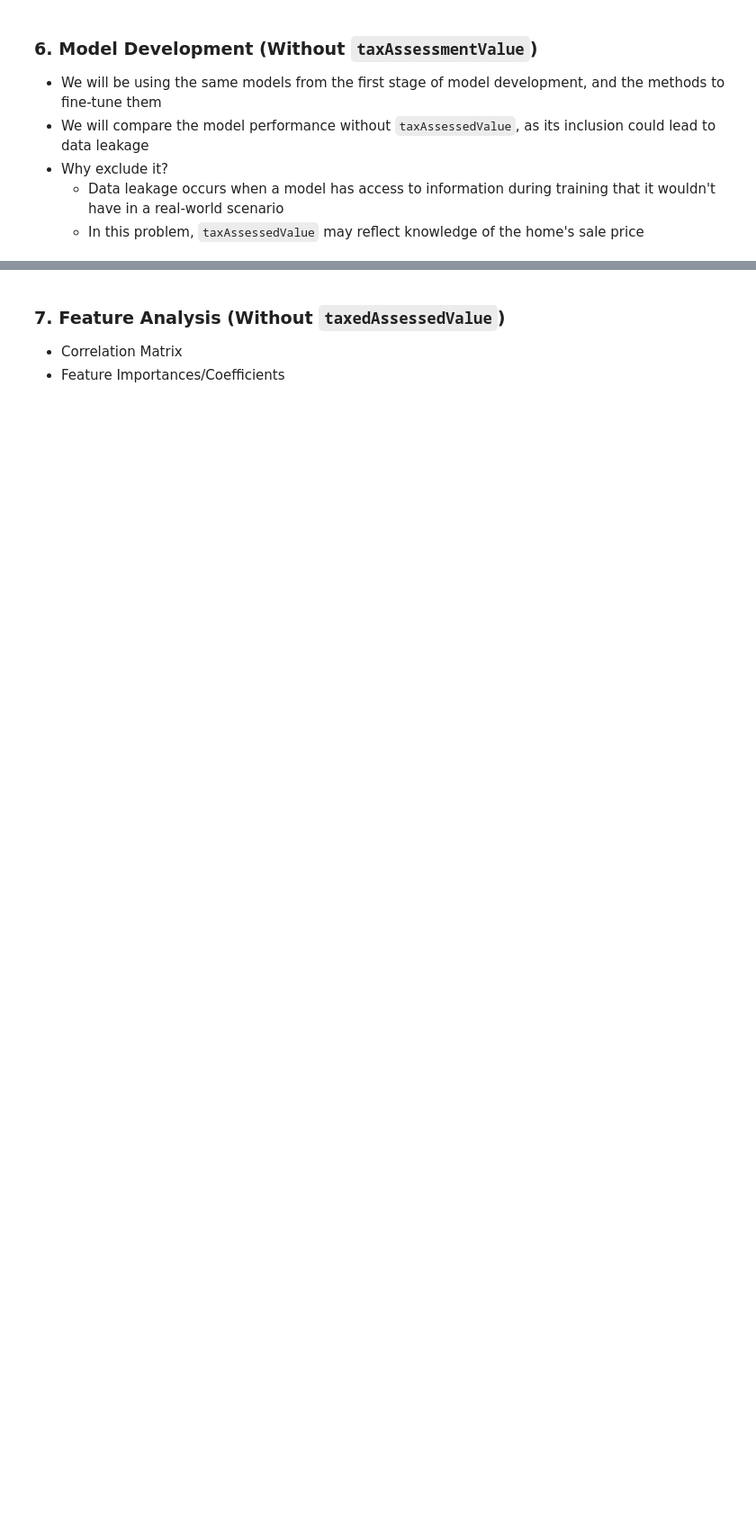
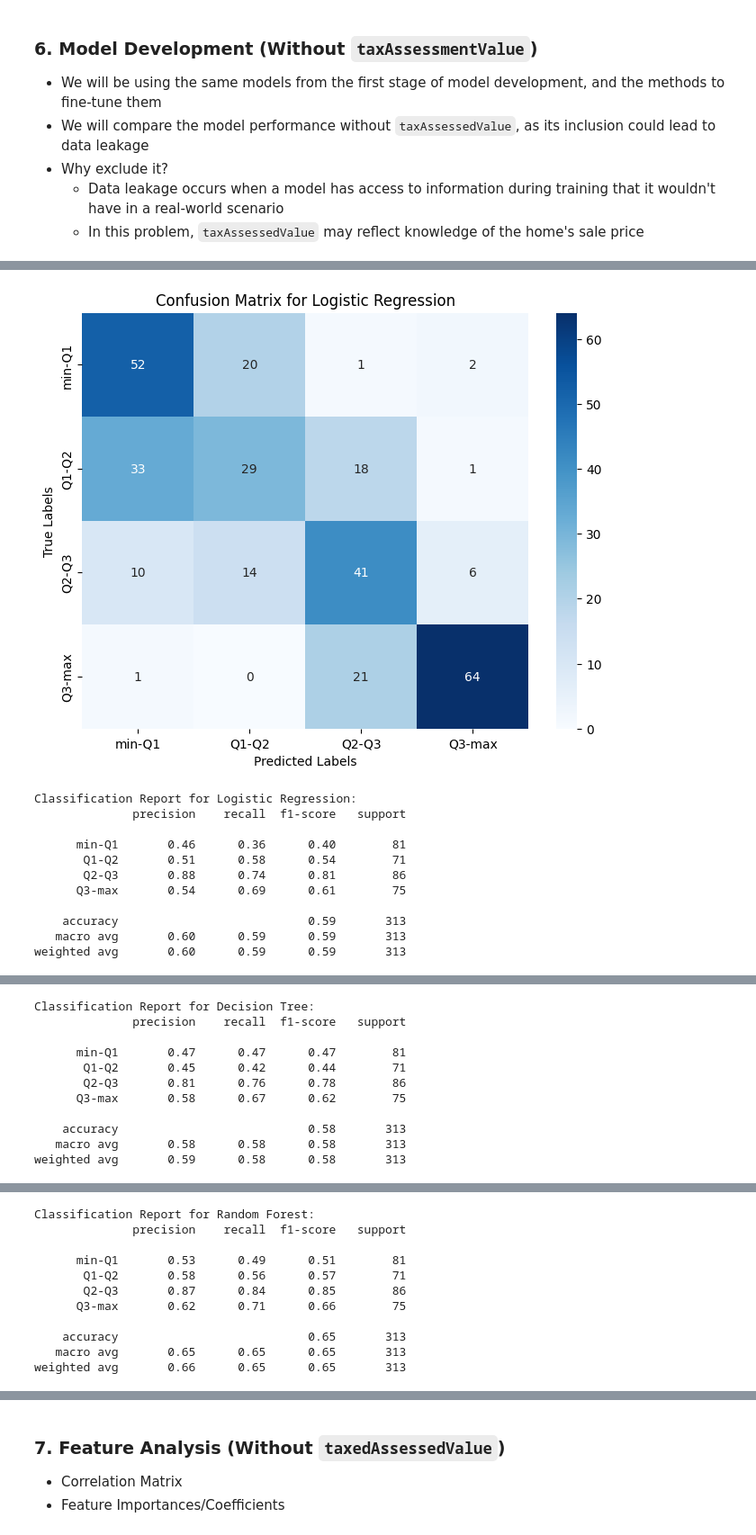
Before and after one commit to saba-sohail/nassau-county-housing, a Jupyter notebook: analysis1.ipynb, the cells around one changed output, grey strips where cells are left out. Shown at 90% size. Saved outputs shown, nothing was run; the diff lists cells and outputs as text; code cells hidden in the pictures; blank space fills up the shorter version.

```diff
--- a/analysis1.ipynb
+++ b/analysis1.ipynb
@@ -532,3 +599,32 @@ Tuning KNN...
 Best Parameters for KNN: {'n_neighbors': 9, 'weights': 'distance'}
 Best Cross-Validation Accuracy for KNN: 0.63
 [figure]
+# %%
+cm2s = []
+
+# confusion matrix for each model
+for model_name, model in models.items():
+    y_pred = model.predict(X_test)
+    cm2 = confusion_matrix(y_test, y_pred, labels=labels)
+    cm2s.append(cm2)
+
+    plt.figure(figsize=(8, 6))
+    sns.heatmap(cm2, annot=True, fmt='d', cmap='Blues', xticklabels=labels, yticklabels=labels)
+    plt.xlabel('Predicted Labels')
+    plt.ylabel('True Labels')
+    plt.title(f'Confusion Matrix for {model_name}')
+    plt.show()
+    print(f'Classification Report for {model_name}:\n{classification_report(y_test, y_pred, target_names=labels)}')
+# %% [output]
+[figure, added]
+Classification Report for Logistic Regression:
+              precision    recall  f1-score   support
+
+      min-Q1       0.46      0.36      0.40        81
+       Q1-Q2       0.51      0.58      0.54        71
+       Q2-Q3       0.88      0.74      0.81        86
+      Q3-max       0.54      0.69      0.61        75
+
+    accuracy                           0.59       313
+   macro avg       0.60      0.59      0.59       313
+weighted avg       0.60      0.59      0.59       313
@@ -534,0 +632,11 @@ Best Cross-Validation Accuracy for KNN: 0.63
+Classification Report for Decision Tree:
+              precision    recall  f1-score   support
+
+      min-Q1       0.47      0.47      0.47        81
+       Q1-Q2       0.45      0.42      0.44        71
+       Q2-Q3       0.81      0.76      0.78        86
+      Q3-max       0.58      0.67      0.62        75
+
+    accuracy                           0.58       313
+   macro avg       0.58      0.58      0.58       313
+weighted avg       0.59      0.58      0.58       313
@@ -534,0 +644,11 @@ Best Cross-Validation Accuracy for KNN: 0.63
+Classification Report for Random Forest:
+              precision    recall  f1-score   support
+
+      min-Q1       0.53      0.49      0.51        81
+       Q1-Q2       0.58      0.56      0.57        71
+       Q2-Q3       0.87      0.84      0.85        86
+      Q3-max       0.62      0.71      0.66        75
+
+    accuracy                           0.65       313
+   macro avg       0.65      0.65      0.65       313
+weighted avg       0.66      0.65      0.65       313
```
Also changed, not shown: parts of 14 cells of this notebook, 2 other files.
